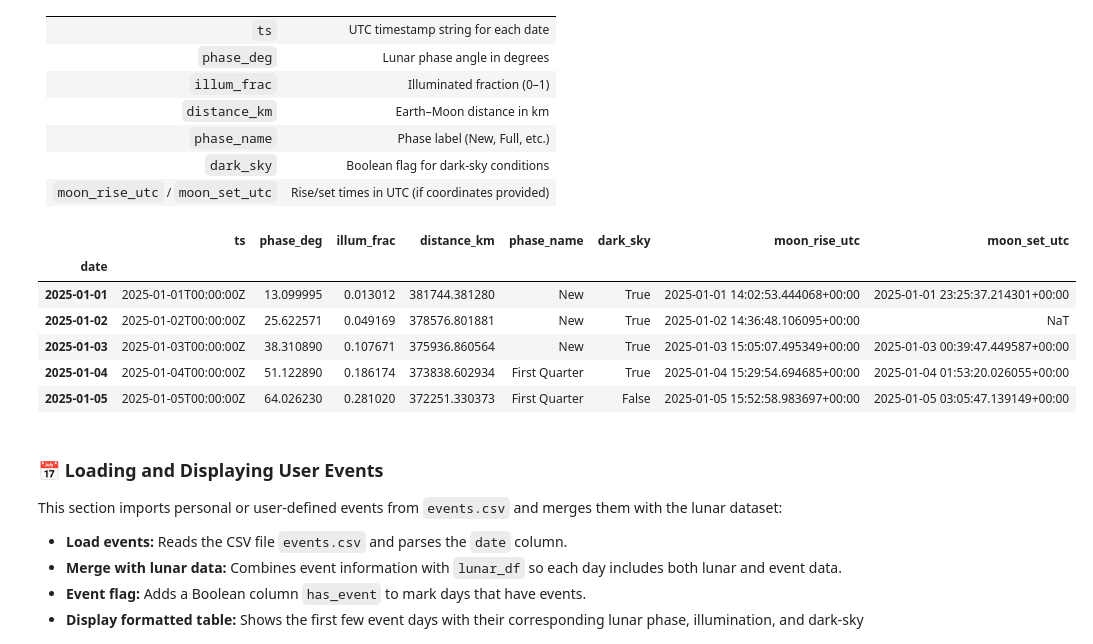
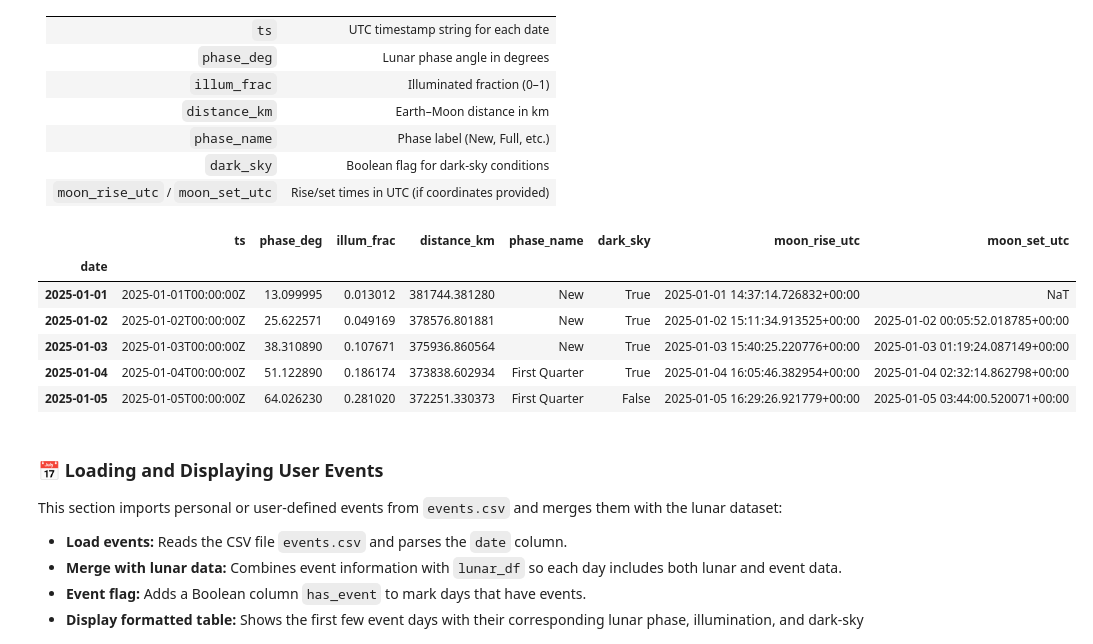
Before and after one commit to echengpython/Moon-Phase-Calendar-2025, a Jupyter notebook: moon_calendar.ipynb, the cells around one changed output. Drawn from its saved outputs; the diff is of its cells as text; code cells hidden in the pictures.

```diff
--- a/moon_calendar.ipynb
+++ b/moon_calendar.ipynb
@@ -197,41 +197,41 @@ def generate_lunar_dataframe(start_date, end_date, observer_lat=None, observer_l
             t1_dt = day + timedelta(days=1)
             t1 = ts.utc(t1_dt.year, t1_dt.month, t1_dt.day, 0, 0, 0)
             # find_discrete returns times and events (0/1)
             times, events = almanac.find_discrete(t0, t1, f)
             # events: 0 -> setting? 1 -> rising? (check docs) We'll inspect pairs.
             # For robustness, record earliest rising and setting in that 24h window
             rise_time = None
             set_time = None
             for ti, ev in zip(times, events):
                 # event is 1 for rise and 0 for set (convention used by Skyfield)
                 if ev == 1 and rise_time is None:
                     rise_time = ti.utc_datetime()
                 if ev == 0 and set_time is None:
                     set_time = ti.utc_datetime()
             rises.append(rise_time)
             sets.append(set_time)
         df['moon_rise_utc'] = rises
         df['moon_set_utc'] = sets
 
     return df
 
 # Example: generate for 12 months starting Jan 1, 2025
 start_date = '2025-01-01'
 end_date = '2025-12-31'
-# replace with your location if you want rise/set times: e.g., New York City lat/lon
-observer_lat = 40.7128
-observer_lon = -74.0060
+# Columbus Latitude and Longitude for rise/set times
+observer_lat = 39.9625
+observer_lon = -83.0032
 
 lunar_df = generate_lunar_dataframe(start_date, end_date, observer_lat, observer_lon)
 lunar_df.head()
 # %% [output]
 |  | ts | phase_deg | illum_frac | distance_km | phase_name | dark_sky | moon_rise_utc | moon_set_utc |
 | date |  |  |  |  |  |  |  |  |
-| 2025-01-01 | 2025-01-01T00:00:00Z | 13.099995 | 0.013012 | 381744.381280 | New | True | 2025-01-01 14:02:53.444068+00:00 | 2025-01-01 23:25:37.214301+00:00 |
-| 2025-01-02 | 2025-01-02T00:00:00Z | 25.622571 | 0.049169 | 378576.801881 | New | True | 2025-01-02 14:36:48.106095+00:00 | NaT |
-| 2025-01-03 | 2025-01-03T00:00:00Z | 38.310890 | 0.107671 | 375936.860564 | New | True | 2025-01-03 15:05:07.495349+00:00 | 2025-01-03 00:39:47.449587+00:00 |
-| 2025-01-04 | 2025-01-04T00:00:00Z | 51.122890 | 0.186174 | 373838.602934 | First Quarter | True | 2025-01-04 15:29:54.694685+00:00 | 2025-01-04 01:53:20.026055+00:00 |
-| 2025-01-05 | 2025-01-05T00:00:00Z | 64.026230 | 0.281020 | 372251.330373 | First Quarter | False | 2025-01-05 15:52:58.983697+00:00 | 2025-01-05 03:05:47.139149+00:00 |
+| 2025-01-01 | 2025-01-01T00:00:00Z | 13.099995 | 0.013012 | 381744.381280 | New | True | 2025-01-01 14:37:14.726832+00:00 | NaT |
+| 2025-01-02 | 2025-01-02T00:00:00Z | 25.622571 | 0.049169 | 378576.801881 | New | True | 2025-01-02 15:11:34.913525+00:00 | 2025-01-02 00:05:52.018785+00:00 |
+| 2025-01-03 | 2025-01-03T00:00:00Z | 38.310890 | 0.107671 | 375936.860564 | New | True | 2025-01-03 15:40:25.220776+00:00 | 2025-01-03 01:19:24.087149+00:00 |
+| 2025-01-04 | 2025-01-04T00:00:00Z | 51.122890 | 0.186174 | 373838.602934 | First Quarter | True | 2025-01-04 16:05:46.382954+00:00 | 2025-01-04 02:32:14.862798+00:00 |
+| 2025-01-05 | 2025-01-05T00:00:00Z | 64.026230 | 0.281020 | 372251.330373 | First Quarter | False | 2025-01-05 16:29:26.921779+00:00 | 2025-01-05 03:44:00.520071+00:00 |
 # %% [markdown]
 ### 📅 Loading and Displaying User Events
 
```
Also changed, not shown: parts of 3 cells of this notebook.
